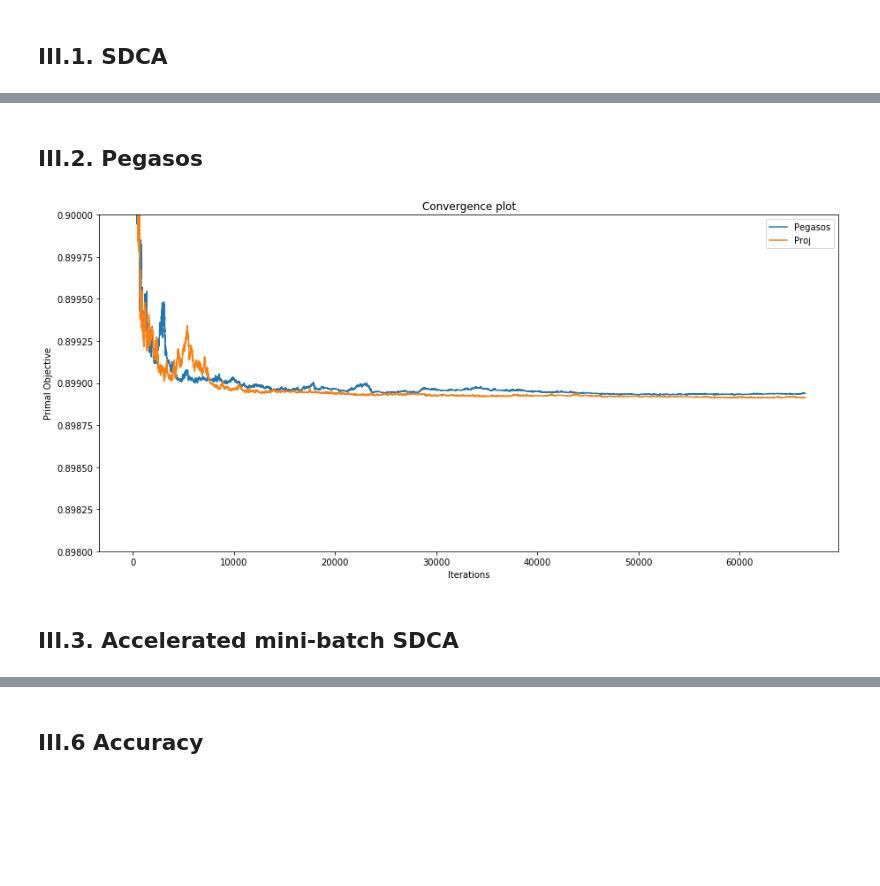
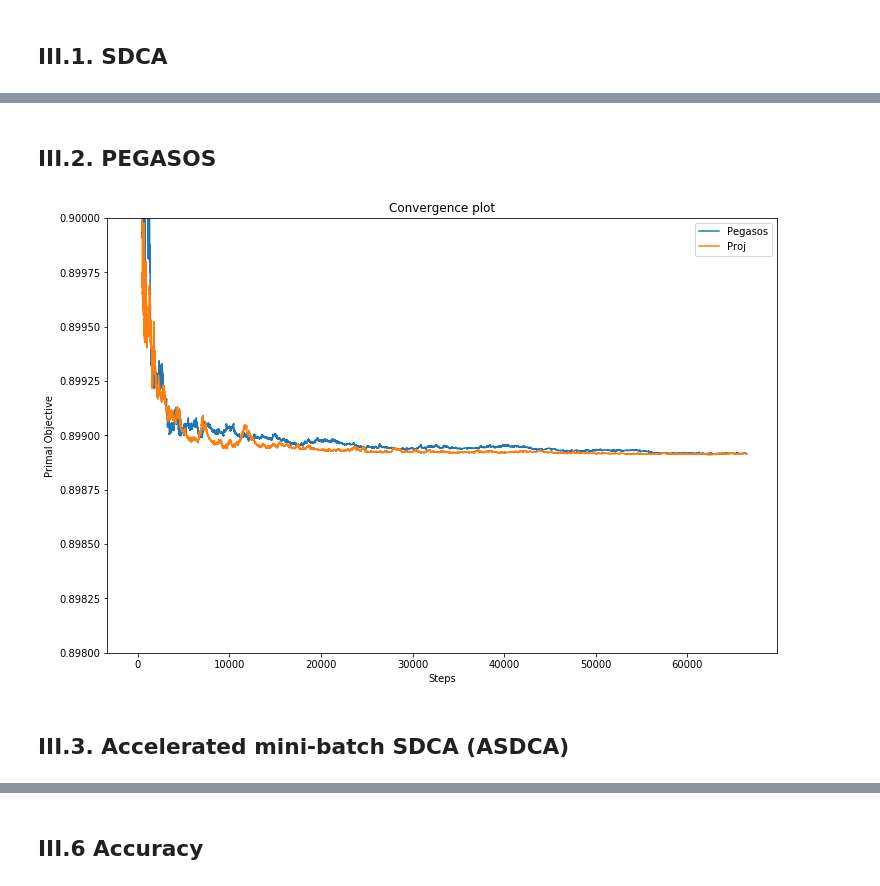
Before and after one commit to zakaryaxali/sdca-credit_fraud, a Jupyter notebook: notebook.ipynb, the cells around one changed output, grey strips where cells are left out. Drawn from its saved outputs; the diff is of its cells as text; code cells hidden in the pictures; blank space fills up the shorter version.

```diff
--- a/notebook.ipynb
+++ b/notebook.ipynb
@@ -161,34 +150,31 @@ Very similar to SGD except :
 # %%
-# Subgradient for the hinge-loss (partial because is it computed for only one individual q) :
-def partial_sub_gradient(w, X, y, q, lambd):
+def partial_sub_gradient(w, X, y, q, lambda_):
+    """Partial Subgradient for the hinge-loss"""
     if ( y[q]*np.dot(w, X[q]) < 1 ):
-        return lambd * w - y[q] * X[q]
+        return lambda_ * w - y[q] * X[q]
     else:
-        return lambd * w
+        return lambda_ * w
 # %%
-def PEGASOS_SVM(X, y, n_samples, T_0, lambd, nb_epochs=50, proj=False):
-
-    # initialization of w to a vector of zeros
+def pegasos_svm(X, y, n_samples, T_0, lambda_, nb_epochs=50, proj=False):
+    """Compute the PEGASOS SVM for both projection and non projection options"""
+    # initialization
     w = np.zeros(X.shape[1])
-    # initialization of histories
     w_history = []
     primal_history = []
 
-    # main loop
     for t in range(1, n_samples * nb_epochs):
         # compute Pegasos step size
-        step_size = 1 / (lambd * t)
+        step_size = 1 / (lambda_ * t)
         # pick random sample
         q = np.random.randint(0, n_samples)
         # compute and apply Pegasos update rule
-        w = w - step_size * partial_sub_gradient(w, X, y, q, lambd)
+        w = w - step_size * partial_sub_gradient(w, X, y, q, lambda_)
         # projection step (optional)
         if (proj == True):
-            w = min(1, 1 / (np.sqrt(lambd) * np.linalg.norm(w))) * w
-        # histories updates
+            w = min(1, 1 / (np.sqrt(lambda_) * np.linalg.norm(w))) * w
+
         w_history.append(w)
-
-        primal_history.append(sum_hinge(y, X, w, n_samples) / n_samples + (lambd / 2) * np.linalg.norm(w)**2)
+        primal_history.append(hinge_losses(y, X, w, n_samples) / n_samples + (lambda_ / 2) * np.linalg.norm(w)**2)
 
     return asarray(w_history[T_0:]).mean(axis = 0), w_history, primal_history
 # %% [markdown]
@@ -514,11 +491,17 @@ comparaison_convergence_plot(histories_gen_sdca, labels_gen_sdca)
 # %% [markdown]
-## III.2. Pegasos
+## III.2. PEGASOS
 # %%
-gen_opt_w_peg_avg, gen_w_hist_peg_avg, gen_primal_hist_peg_avg = PEGASOS_SVM(X_res, y_res, n_samples, T_0=50 * n_samples // 2, lambd=50, proj=False)
-gen_opt_w_peg_avg_proj, gen_w_hist_peg_avg_proj, gen_primal_hist_peg_avg_proj = PEGASOS_SVM(X_res, y_res, n_samples, T_0=50 * n_samples // 2, lambd=50, proj=True)
+#PEGASOS
+gen_opt_w_peg_avg, gen_w_hist_peg_avg, gen_primal_hist_peg_avg = pegasos_svm(X_res, y_res,
+                                                                             n_samples, T_0=50 * n_samples // 2,
+                                                                             lambda_=50, proj=False)
+#PEGASOS (Projected)
+gen_opt_w_peg_avg_proj, gen_w_hist_peg_avg_proj, gen_primal_hist_peg_avg_proj = pegasos_svm(X_res, y_res,
+                                                                                            n_samples, T_0=50 * n_samples // 2,
+                                                                                            lambda_=50, proj=True)
 # %%
-histories_gen_peg = [gen_primal_hist_peg_avg, gen_primal_hist_peg_avg_proj]
-labels_gen_peg = ["Pegasos", "Proj"]
-comparaison_convergence_plot(histories_gen_peg, labels_gen_peg, ylim=[0.898, 0.9])
+convergence_plot([gen_primal_hist_peg_avg, gen_primal_hist_peg_avg_proj],
+                 ["Pegasos", "Proj"],
+                 ylim=[0.898, 0.9])
 # %% [output]
-[figure, old version]
+[figure, new version]
@@ -530,3 +508,3 @@ comparaison_convergence_plot(histories_gen_peg, labels_gen_peg, ylim=[0.898, 0.9
 # %% [markdown]
-## III.3. Accelerated mini-batch SDCA
+## III.3. Accelerated mini-batch SDCA (ASDCA)
 # %%
```
Also changed, not shown: parts of 52 cells of this notebook.
